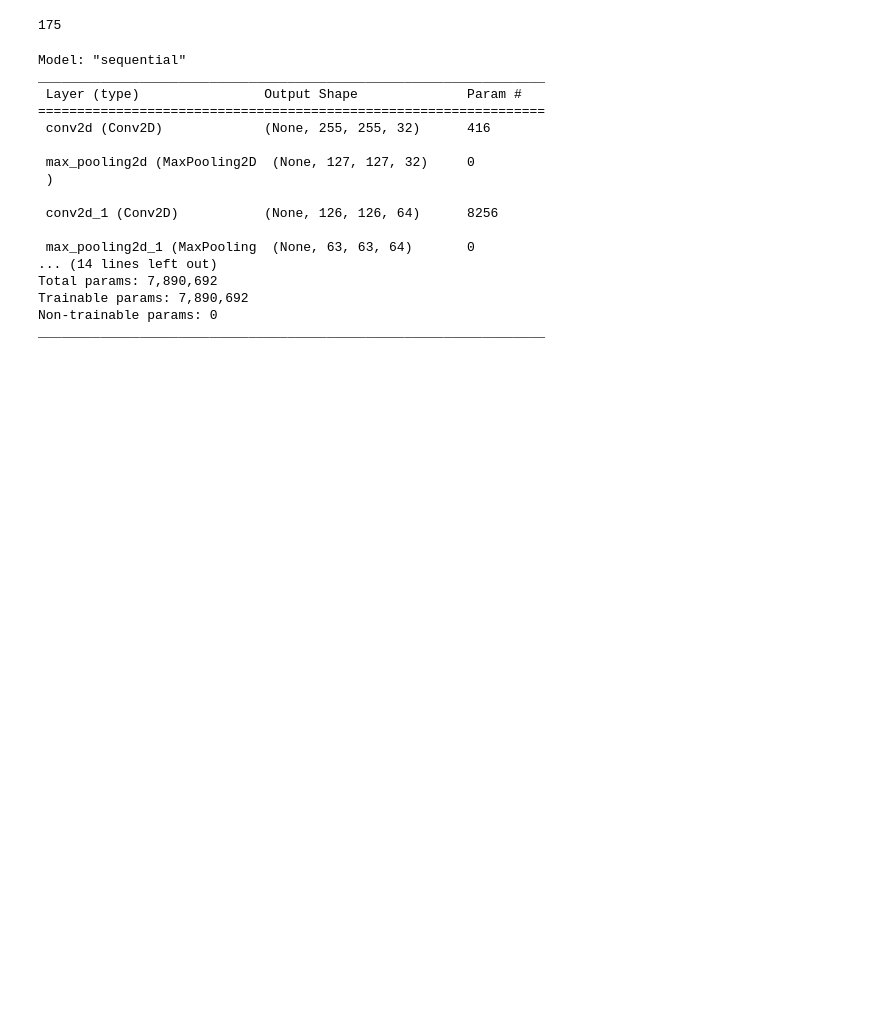
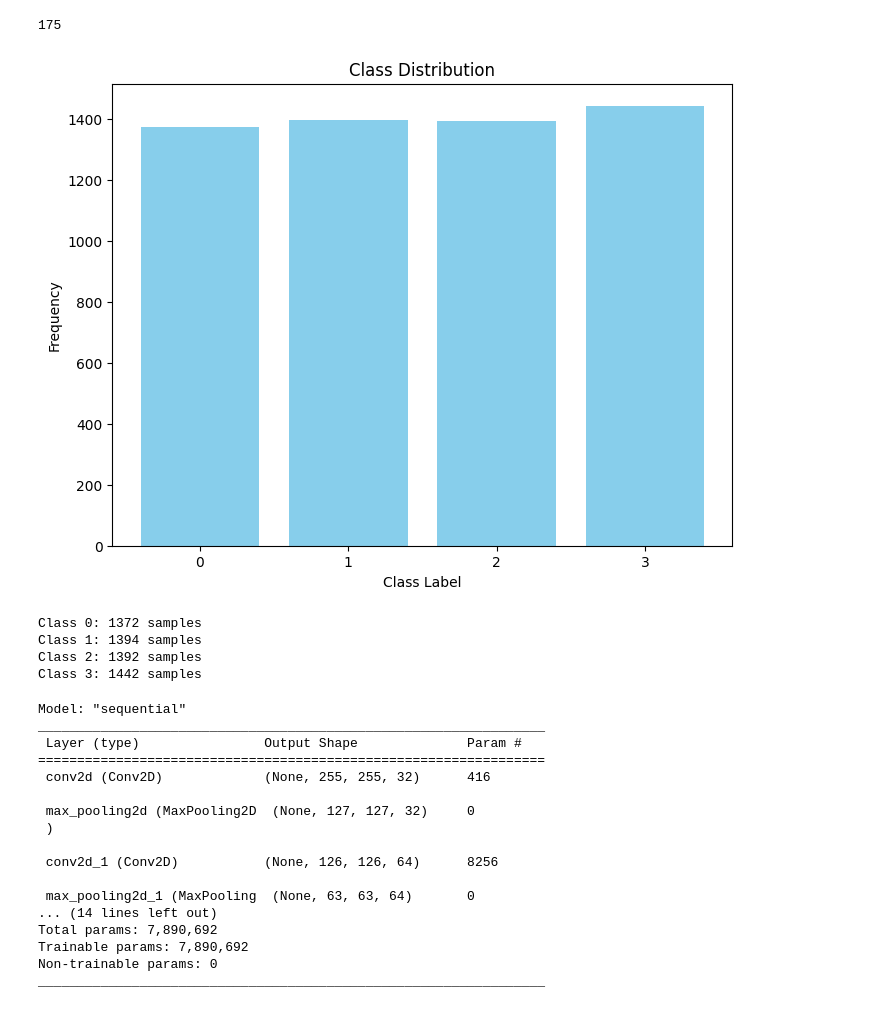
Before and after one commit to karunaadh/UTESCA-Mother-Parkers, a Jupyter notebook: CoffeeVisionSystem/model2/Model2.ipynb, the cells around one changed output. Cells and saved outputs as stored; diff of their text form; code cells hidden in the pictures; blank space fills up the shorter version.

```diff
--- a/CoffeeVisionSystem/model2/Model2.ipynb
+++ b/CoffeeVisionSystem/model2/Model2.ipynb
@@ -53,6 +59,52 @@ test = data.skip(train_size+val_size).take(test_size)
 len(train)
 # %% [output]
 175
+# %%
+import matplotlib.pyplot as plt
+
+# Define a function to separate features and labels
+def separate_features_and_labels(features, label):
+    return features, label
+
+# Apply the function to each element of the dataset to separate features and labels
+train_features_and_labels = train.map(separate_features_and_labels)
+
+
+# Extract features and labels into separate lists
+train_features = []
+train_labels = []
+
+for features, label in train_features_and_labels:
+    train_features.append(features)
+    train_labels.append(label)
+
+# Convert lists to NumPy arrays if needed
+train_features = np.array(train_features)
+train_labels = np.array(train_labels)
+
+# Assuming 'y' contains the class labels
+class_labels, class_counts = np.unique(train_labels, return_counts=True)
+
+# Plot class distribution
+plt.figure(figsize=(8, 6))
+plt.bar(class_labels, class_counts, color='skyblue')
+plt.xlabel('Class Label')
+plt.ylabel('Frequency')
+plt.title('Class Distribution')
+plt.xticks(class_labels)
+plt.show()
+
+# Print class frequencies
+for label, count in zip(class_labels, class_counts):
+    print(f'Class {label}: {count} samples')
+
+# Class distribution is rather equal.
+# %% [output]
+[figure, added]
+Class 0: 1372 samples
+Class 1: 1394 samples
+Class 2: 1392 samples
+Class 3: 1442 samples
 # %%
 model = Sequential()
 model.add(Conv2D(32, (2, 2), 1, activation='relu', input_shape=(256, 256, 3)))
```
Also changed, not shown: parts of 16 cells of this notebook.
